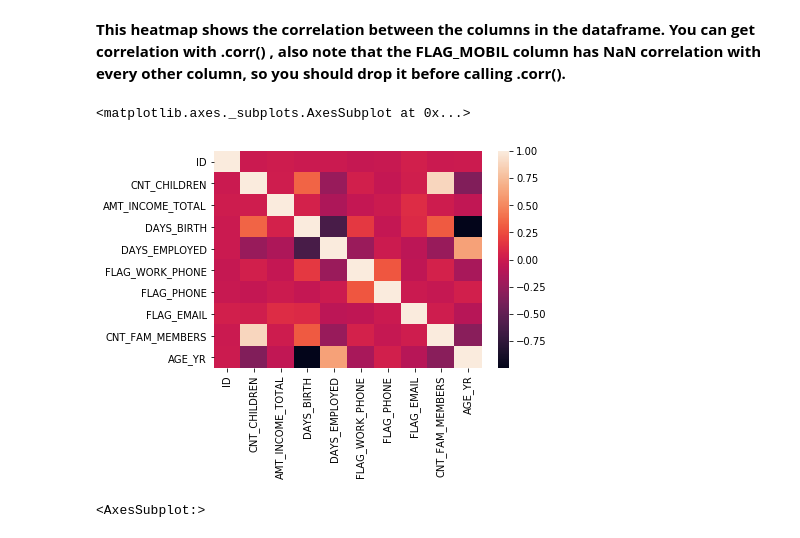
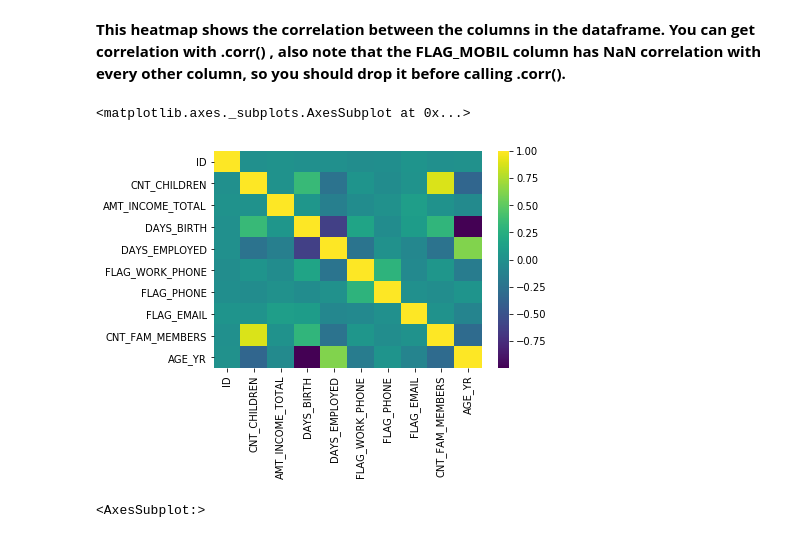
Before and after one commit to qviet1602/Python_udemy21, a Jupyter notebook: UNZIP_FOR_NOTEBOOKS_V6/05-Seaborn/07-Seaborn-Exercise.ipynb, the cells around one changed output. Cells and saved outputs as stored; diff of their text form; code cells hidden in the pictures.

```diff
--- a/UNZIP_FOR_NOTEBOOKS_V6/05-Seaborn/07-Seaborn-Exercise.ipynb
+++ b/UNZIP_FOR_NOTEBOOKS_V6/05-Seaborn/07-Seaborn-Exercise.ipynb
@@ -229,10 +229,10 @@ plt.legend(bbox_to_anchor = (1.1,0.5), title = 'FLAG_OWN_REALTY')
 # CODE HERE
 df3 = df.drop('FLAG_MOBIL', axis = 1).corr()
 # %%
-sns.heatmap(df3,)
+sns.heatmap(df3, cmap = 'viridis')
 # %% [output]
 <matplotlib.axes._subplots.AxesSubplot at 0x...>
-[figure, old version]
+[figure, new version]
 # %%
 # %% [output]
 <AxesSubplot:>
```
